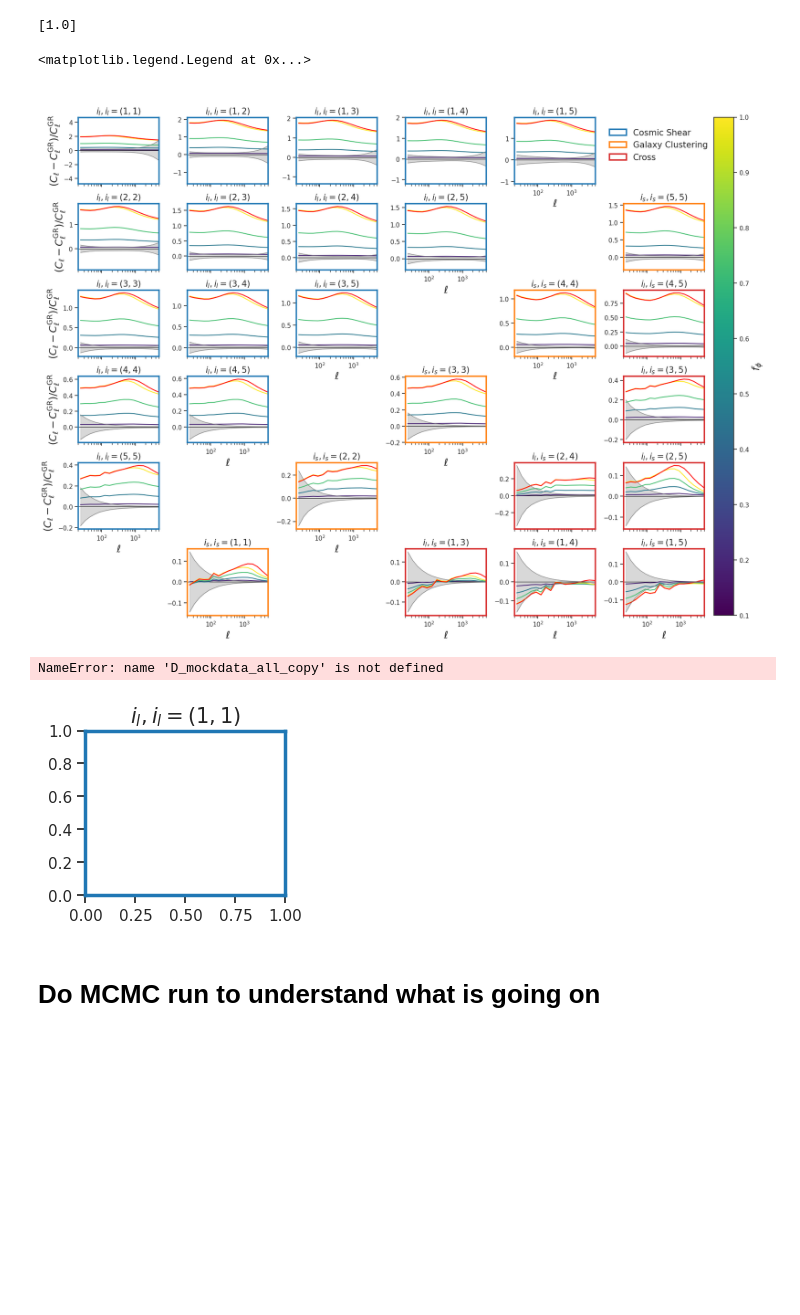
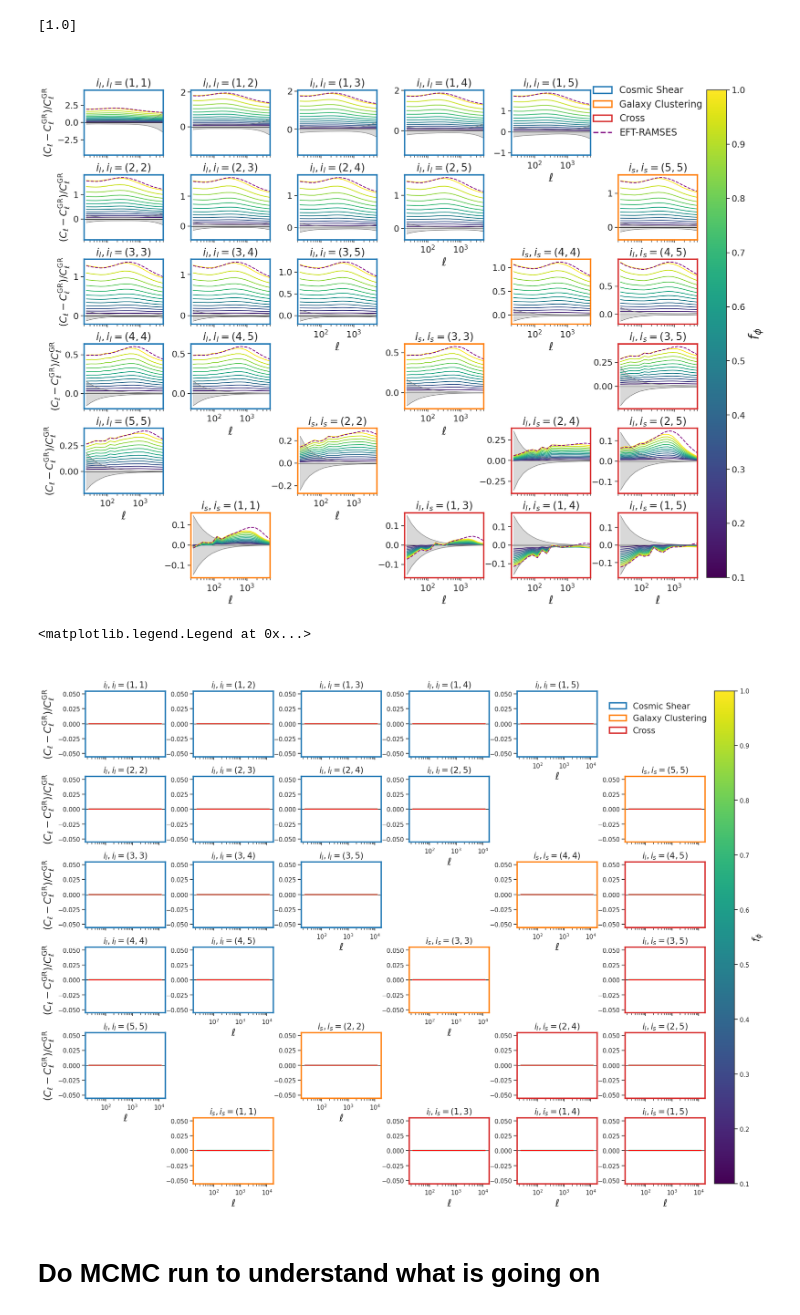
Before and after one commit to CarolaZano/CubicGalileon_Forecasts, a Jupyter notebook: Checks_Cell_forecasting.ipynb, the cells around one changed output. Drawn from its saved outputs; the diff is of its cells as text; code cells hidden in the pictures; blank space fills up the shorter version.

```diff
--- a/Checks_Cell_forecasting.ipynb
+++ b/Checks_Cell_forecasting.ipynb
@@ -549,7 +549,7 @@ cosmo_universe =  ccl.Cosmology(Omega_c = 0.3137721 - 0.0493017,
                                  n_s = 0.9649,
                                  A_s = 2.056248707e-09)
 
-f_phi_universe = np.linspace(0.1, 1.0, 4)
+f_phi_universe = np.linspace(0.1, 1.0, 12)
 print(f_phi_universe)
 D_mockdata_all = []
 
@@ -923,7 +925,7 @@ for i in range(36):
 
     ax_res = plt.Subplot(fig, inner[0])
 
-    ax_res.set_title(titles[i], fontsize=15)
+    ax_res.set_title(titles[i], fontsize=19)
     # share x-axis for all plots
     fig.add_subplot(ax_res)
 
@@ -940,7 +942,7 @@ for i in range(36):
         ax_res.plot(ell_mockdata[datavector_count*20: datavector_count*20+20], residual[j][datavector_count*20: datavector_count*20+20], '-', color=color, markersize=3)
         #ax_res.plot(ell_mockdata[datavector_count*20: datavector_count*20+20], residual_copy[j][datavector_count*20: datavector_count*20+20], '--', color=color,alpha=0.5, markersize=3)
     # additionally plot residual for ecosmog
-    ax_res.plot(ell_mockdata[datavector_count*20: datavector_count*20+20], residual_ecosmog[0][datavector_count*20: datavector_count*20+20], '-', color='red', markersize=3, label='ECOSMOG')
+    ax_res.plot(ell_mockdata[datavector_count*20: datavector_count*20+20], residual_ecosmog[0][datavector_count*20: datavector_count*20+20], '--', color='purple', markersize=3, label='EFT-RAMSES')
     #ax_res.plot(ell_mockdata[datavector_count*20: datavector_count*20+20], residual_ecosmog_copy[0][datavector_count*20: datavector_count*20+20], '--', color='red',alpha=0.5, markersize=3, label='ECOSMOG')
 
     # additionally plot the error from the covariance
@@ -962,8 +964,8 @@ for i in range(36):
         # no x tick labels except for last row
         ax_res.tick_params(labelbottom=False)
     else:
-        ax_res.set_xlabel(r"$\ell$", fontsize=18)
-
+        ax_res.set_xlabel(r"$\ell$", fontsize= 20)
+    ax_res.tick_params(axis='both', which='major', labelsize=16)
 
 # create a colorbar legend for the cosmologies
 ax_all = plt.Subplot(fig, outer[:, :])
@@ -971,26 +973,29 @@ sm = plt.cm.ScalarMappable(cmap=cmap, norm=plt.Normalize(vmin=f_phi_universe.min
 sm.set_array([])
 # plot it to the side, size = 0.5*axes size
 cbar = plt.colorbar(sm, ax=ax_all, orientation='vertical', anchor=(1.4, 0.5),aspect=25, pad = 0.3)
-
-cbar.set_label(r'$f_\phi$', fontsize=18)
+# set tick size to 16
+cbar.ax.tick_params(labelsize=16)
+cbar.set_label(r'$f_\phi$', fontsize=25)
 
 # add legend for color list - col_list[0] = lensing-lensing, col_list[1] = clustering-clustering, col_list[2] = clustering-lensing
 legend_elements = [
     Patch(facecolor="white", edgecolor=col_list[0], label='Cosmic Shear', linewidth=2.5),
     Patch(facecolor="white", edgecolor=col_list[1], label='Galaxy Clustering', linewidth=2.5),
-    Patch(facecolor="white", edgecolor=col_list[2], label='Cross', linewidth=2.5)
+    Patch(facecolor="white", edgecolor=col_list[2], label='Cross', linewidth=2.5),
+    # add line for EFT-RAMSES
+    Line2D([0], [0], color='purple', linestyle='--', linewidth=2.5, label='EFT-RAMSES'),
+
 ]
 
-fig.legend(handles=legend_elements, loc=(0.778, 0.86), frameon=False, fontsize=15)
+fig.legend(handles=legend_elements, loc=(0.755, 0.84), frameon=False, fontsize=17)
 
 #plt.savefig("Figures/CuGal_mockdata_Cells_residuals_Nbody.pdf", bbox_inches="tight")
 # %% [output]
-<matplotlib.legend.Legend at 0x...>
-[figure, old version]
+[figure, new version]
 # %%
 # copy all quantities used in plot
 
-"""
+
 residual_copy = residual.copy()
 D_mockdata_all_copy = D_mockdata_all.copy()
 D_mockdata_all_ecosmog_copy = D_mockdata_all_ecosmog.copy()
@@ -998,7 +1003,7 @@ residual_ecosmog_copy = residual_ecosmog.copy()
 ell_mockdata_copy = ell_mockdata.copy()
 diag_errors_copy = diag_errors.copy()
 D_mockdata_GR_copy = D_mockdata_GR.copy()
-"""
+
 
 
 fig = plt.figure(figsize=(20, 16))
@@ -1065,42 +1070,42 @@ for i in range(36):
     ax_res.set_xscale('log')
     datavector_count += 1
     # set x range
-    ax_res.set_xlim(20,5000)
-    ax_res.set_ylim(-0.02, 0.02)
+    #ax_res.set_xlim(20,5000)
+    #ax_res.set_ylim(-0.02, 0.02)
     # Clean ticks
     if col == 0:# or (row,col) in [(3,3),(4,2),(2,4),(5,1),(1,5)]:
     # add y label only for first column
         ax_res.set_ylabel(r"$(C_\ell - C_\ell^{\text{GR}})/C_\ell^{\text{GR}}$", fontsize=18)
         #ax_res.set_ylabel(r"$\delta C_\ell/C_\ell^{\text{GR}}$", fontsize=18)
     if row < 5 and (row, col) != (4, 0) and (row, col) != (3, 1) and (row, col) != (2, 2) and (row, col) != (1, 3) and (row, col) != (0, 4) and (row, col) != (3, 3) and (row, col) != (4,2)  and (row, col) != (2,4):
         # no x tick labels except for last row
         ax_res.tick_params(labelbottom=False)
     else:
         ax_res.set_xlabel(r"$\ell$", fontsize=18)
 
 
 # create a colorbar legend for the cosmologies
 ax_all = plt.Subplot(fig, outer[:, :])
 sm = plt.cm.ScalarMappable(cmap=cmap, norm=plt.Normalize(vmin=f_phi_universe.min(), vmax=f_phi_universe.max()))
 sm.set_array([])
 # plot it to the side, size = 0.5*axes size
 cbar = plt.colorbar(sm, ax=ax_all, orientation='vertical', anchor=(1.4, 0.5),aspect=25, pad = 0.3)
 
 cbar.set_label(r'$f_\phi$', fontsize=18)
 
 # add legend for color list - col_list[0] = lensing-lensing, col_list[1] = clustering-clustering, col_list[2] = clustering-lensing
 legend_elements = [
     Patch(facecolor="white", edgecolor=col_list[0], label='Cosmic Shear', linewidth=2.5),
     Patch(facecolor="white", edgecolor=col_list[1], label='Galaxy Clustering', linewidth=2.5),
     Patch(facecolor="white", edgecolor=col_list[2], label='Cross', linewidth=2.5)
 ]
 
 fig.legend(handles=legend_elements, loc=(0.778, 0.86), frameon=False, fontsize=15)
 
 #plt.savefig("Figures/CuGal_mockdata_Cells_residuals_Nbody.pdf", bbox_inches="tight")
 # %% [output]
-NameError: name 'D_mockdata_all_copy' is not defined
+<matplotlib.legend.Legend at 0x...>
-[figure, old version]
+[figure, new version]
 # %% [markdown]
 # Do MCMC run to understand what is going on
 # %%
```
Also changed, not shown: parts of 2 cells of this notebook, 13 other files.
